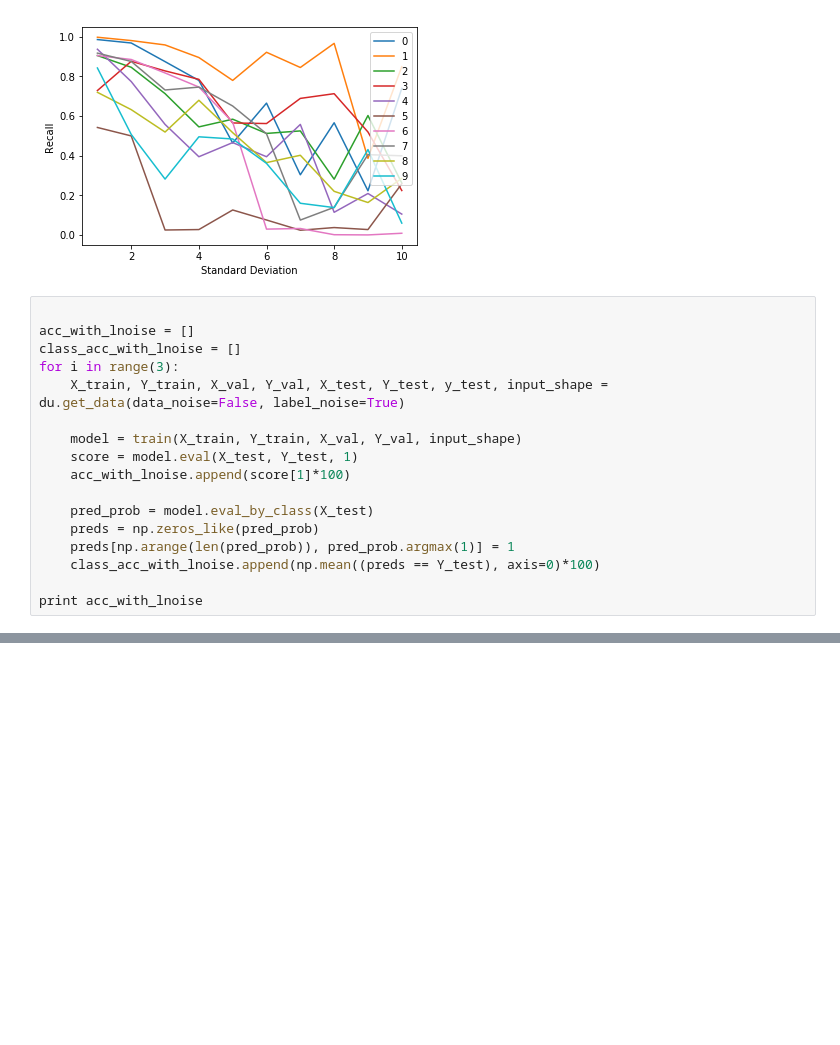
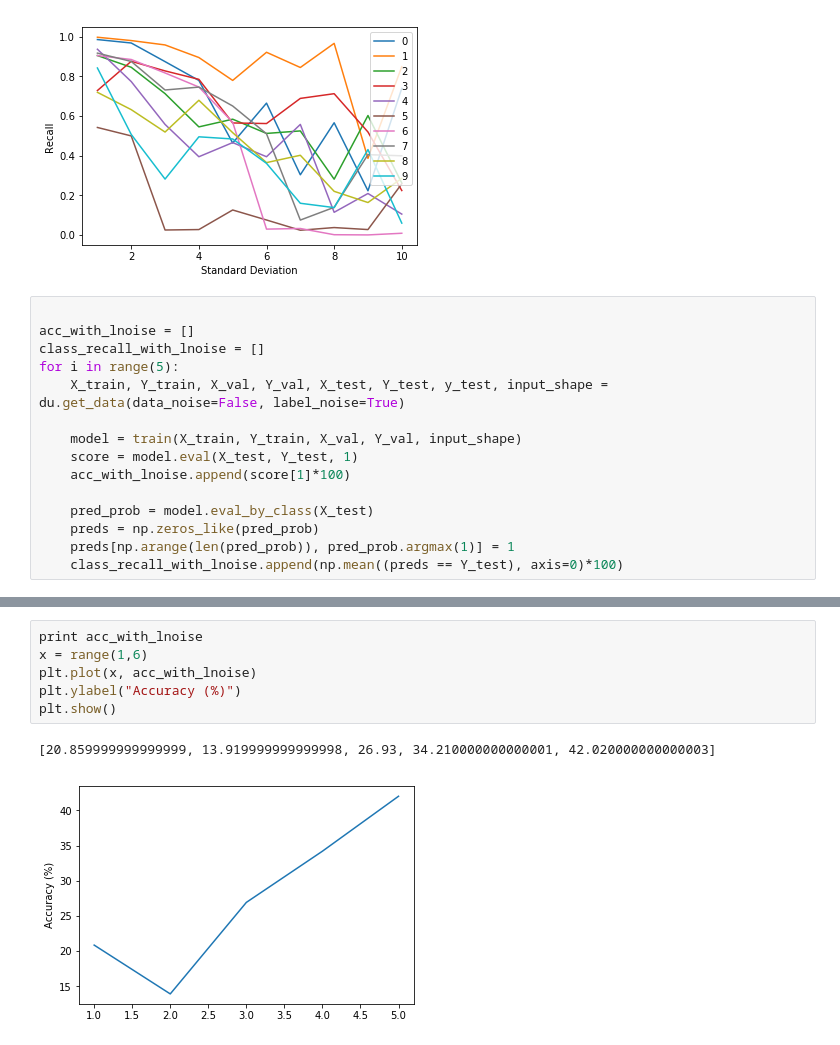
Before and after one commit to skckompella/arterys, a Jupyter notebook: run.ipynb, the cells around one changed output, grey strips where cells are left out. Drawn from its saved outputs; the diff is of its cells as text; blank space fills up the shorter version.

```diff
--- a/run.ipynb
+++ b/run.ipynb
@@ -127,8 +125,8 @@ plt.show()
 # %%
 
 acc_with_lnoise = []
-class_acc_with_lnoise = []
-for i in range(3):
+class_recall_with_lnoise = []
+for i in range(5):
     X_train, Y_train, X_val, Y_val, X_test, Y_test, y_test, input_shape = du.get_data(data_noise=False, label_noise=True)
 
     model = train(X_train, Y_train, X_val, Y_val, input_shape)
@@ -138,6 +136,4 @@ for i in range(3):
     pred_prob = model.eval_by_class(X_test)
     preds = np.zeros_like(pred_prob)
     preds[np.arange(len(pred_prob)), pred_prob.argmax(1)] = 1
-    class_acc_with_lnoise.append(np.mean((preds == Y_test), axis=0)*100)
-
-print acc_with_lnoise
+    class_recall_with_lnoise.append(np.mean((preds == Y_test), axis=0)*100)
@@ -143,0 +154,9 @@ print acc_with_lnoise
+# %%
+print acc_with_lnoise
+x = range(1,6)
+plt.plot(x, acc_with_lnoise)
+plt.ylabel("Accuracy (%)")
+plt.show()
+# %% [output]
+[20.859999999999999, 13.919999999999998, 26.93, 34.210000000000001, 42.020000000000003]
+[figure, added]
```
Also changed, not shown: parts of 4 cells of this notebook.
